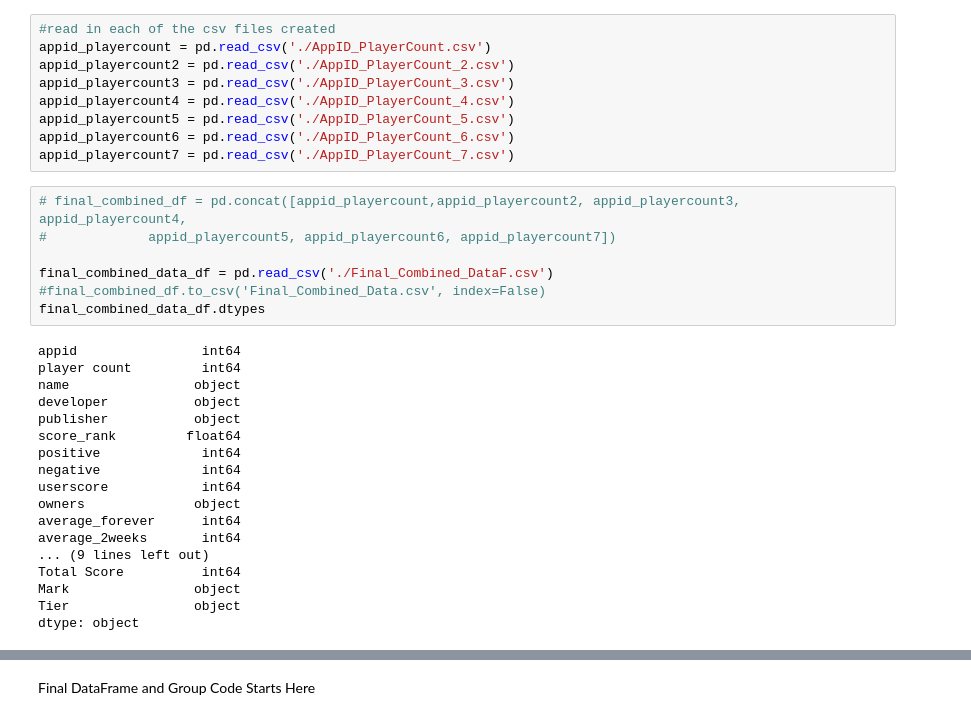
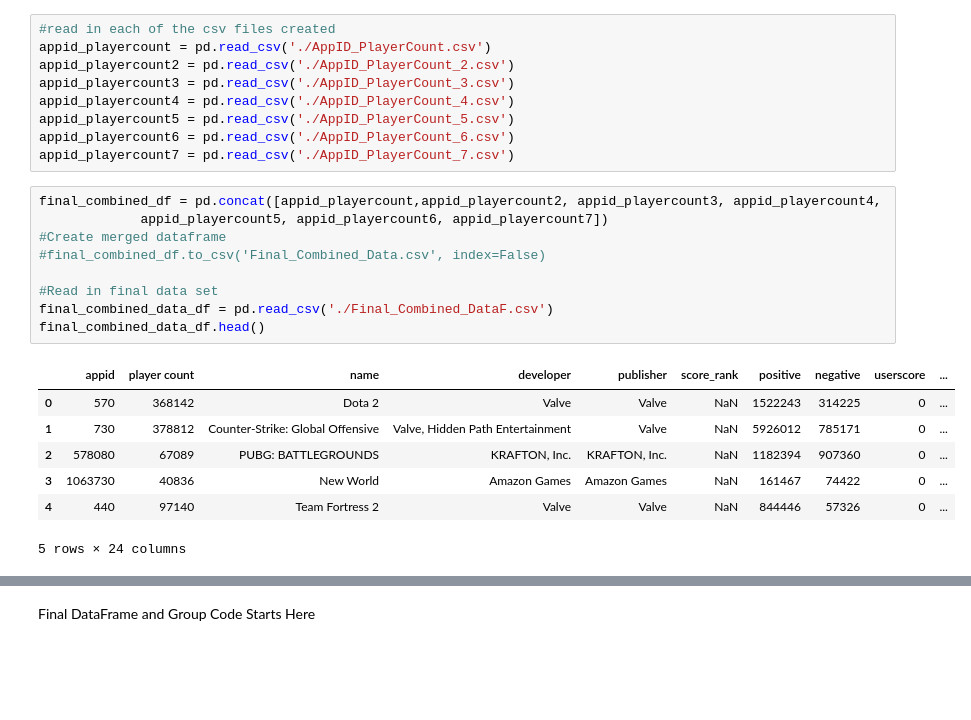
Before and after one commit to HBodden/project1, a Jupyter notebook: SEAMS.ipynb, the cells around one changed output, grey strips where cells are left out. Saved outputs shown, nothing was run; the diff lists cells and outputs as text; blank space fills up the shorter version.

```diff
--- a/SEAMS.ipynb
+++ b/SEAMS.ipynb
@@ -157,30 +110,22 @@ appid_playercount5 = pd.read_csv('./AppID_PlayerCount_5.csv')
 appid_playercount6 = pd.read_csv('./AppID_PlayerCount_6.csv')
 appid_playercount7 = pd.read_csv('./AppID_PlayerCount_7.csv')
 # %%
-# final_combined_df = pd.concat([appid_playercount,appid_playercount2, appid_playercount3, appid_playercount4,
-#             appid_playercount5, appid_playercount6, appid_playercount7])
+final_combined_df = pd.concat([appid_playercount,appid_playercount2, appid_playercount3, appid_playercount4,
+             appid_playercount5, appid_playercount6, appid_playercount7])
+#Create merged dataframe
+#final_combined_df.to_csv('Final_Combined_Data.csv', index=False)
 
+#Read in final data set
 final_combined_data_df = pd.read_csv('./Final_Combined_DataF.csv')
-#final_combined_df.to_csv('Final_Combined_Data.csv', index=False)
-final_combined_data_df.dtypes
+final_combined_data_df.head()
 # %% [output]
+|  | appid | player count | name | developer | publisher | score_rank | positive | negative | userscore | ... |
+| 0 | 570 | 368142 | Dota 2 | Valve | Valve | NaN | 1522243 | 314225 | 0 | ... |
+| 1 | 730 | 378812 | Counter-Strike: Global Offensive | Valve, Hidden Path Entertainment | Valve | NaN | 5926012 | 785171 | 0 | ... |
+| 2 | 578080 | 67089 | PUBG: BATTLEGROUNDS | KRAFTON, Inc. | KRAFTON, Inc. | NaN | 1182394 | 907360 | 0 | ... |
+| 3 | 1063730 | 40836 | New World | Amazon Games | Amazon Games | NaN | 161467 | 74422 | 0 | ... |
+| 4 | 440 | 97140 | Team Fortress 2 | Valve | Valve | NaN | 844446 | 57326 | 0 | ... |
-appid                int64
-player count         int64
-name                object
-developer           object
-publisher           object
-score_rank         float64
-positive             int64
-negative             int64
-userscore            int64
-owners              object
-average_forever      int64
-average_2weeks       int64
-... (9 lines left out)
-Total Score          int64
-Mark                object
-Tier                object
-dtype: object
+5 rows × 24 columns
 # %%
 #Create charts to show relationships between SEAMS elements
 final_combined_df = final_combined_data_df.sort_values('player count', ascending=False)
```
Also changed, not shown: parts of 21 cells of this notebook, 1 other file.
